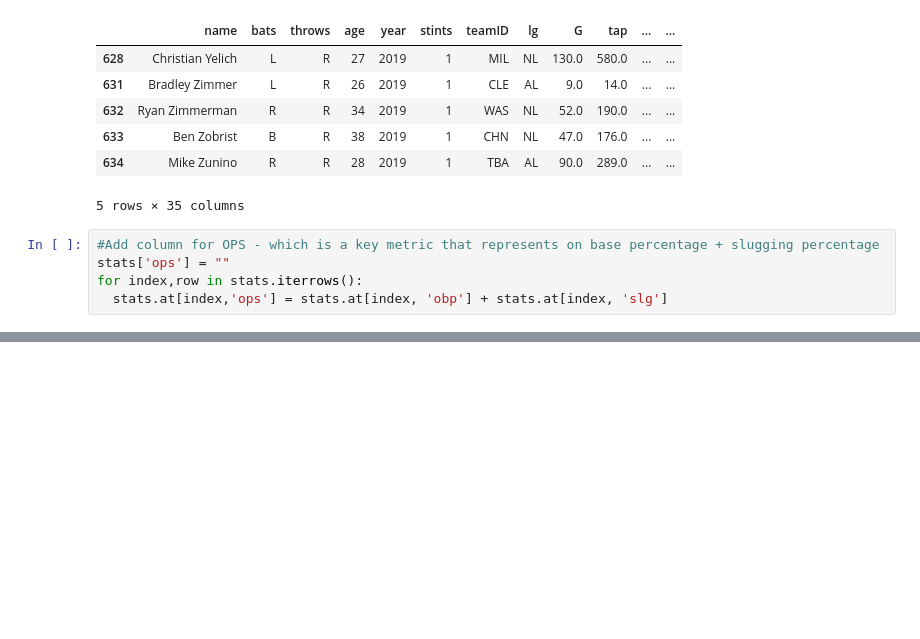
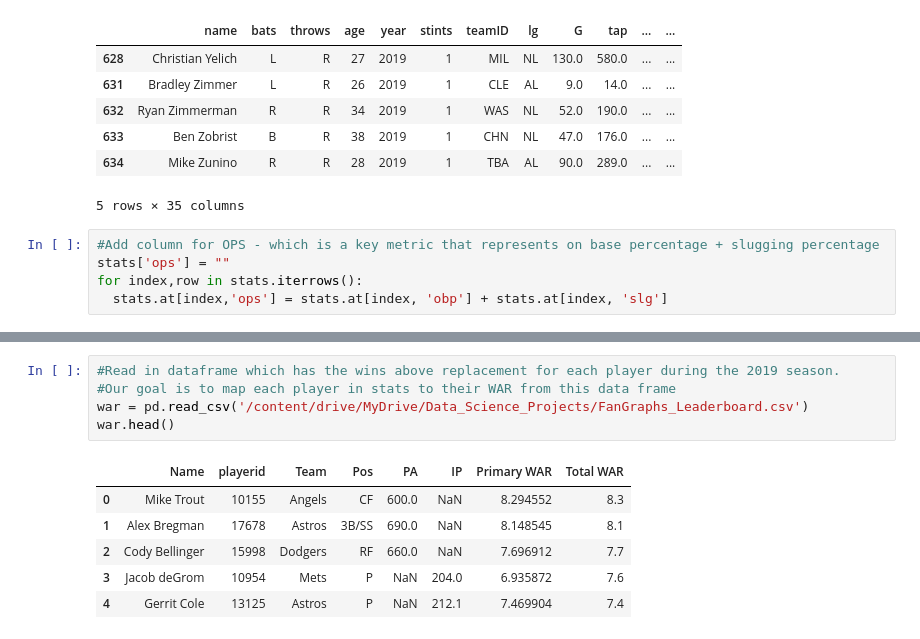
Before and after one commit to mnocerino23/MLB-Salary-Regressions, a Jupyter notebook: MLB_salaries_positionplayers_cleaned.ipynb, the cells around one changed output, grey strips where cells are left out. Cells and saved outputs as stored; diff of their text form; blank space fills up the shorter version.

```diff
--- a/MLB_salaries_positionplayers_cleaned.ipynb
+++ b/MLB_salaries_positionplayers_cleaned.ipynb
@@ -135,0 +149,12 @@ stats.head()
+# %%
+#Read in dataframe which has the wins above replacement for each player during the 2019 season.
+#Our goal is to map each player in stats to their WAR from this data frame
+war = pd.read_csv('/content/drive/MyDrive/Data_Science_Projects/FanGraphs_Leaderboard.csv')
+war.head()
+# %% [output]
+|  | Name | playerid | Team | Pos | PA | IP | Primary WAR | Total WAR |
+| 0 | Mike Trout | 10155 | Angels | CF | 600.0 | NaN | 8.294552 | 8.3 |
+| 1 | Alex Bregman | 17678 | Astros | 3B/SS | 690.0 | NaN | 8.148545 | 8.1 |
+| 2 | Cody Bellinger | 15998 | Dodgers | RF | 660.0 | NaN | 7.696912 | 7.7 |
+| 3 | Jacob deGrom | 10954 | Mets | P | NaN | 204.0 | 6.935872 | 7.6 |
+| 4 | Gerrit Cole | 13125 | Astros | P | NaN | 212.1 | 7.469904 | 7.4 |
```
Also changed, not shown: parts of 5 cells of this notebook.
